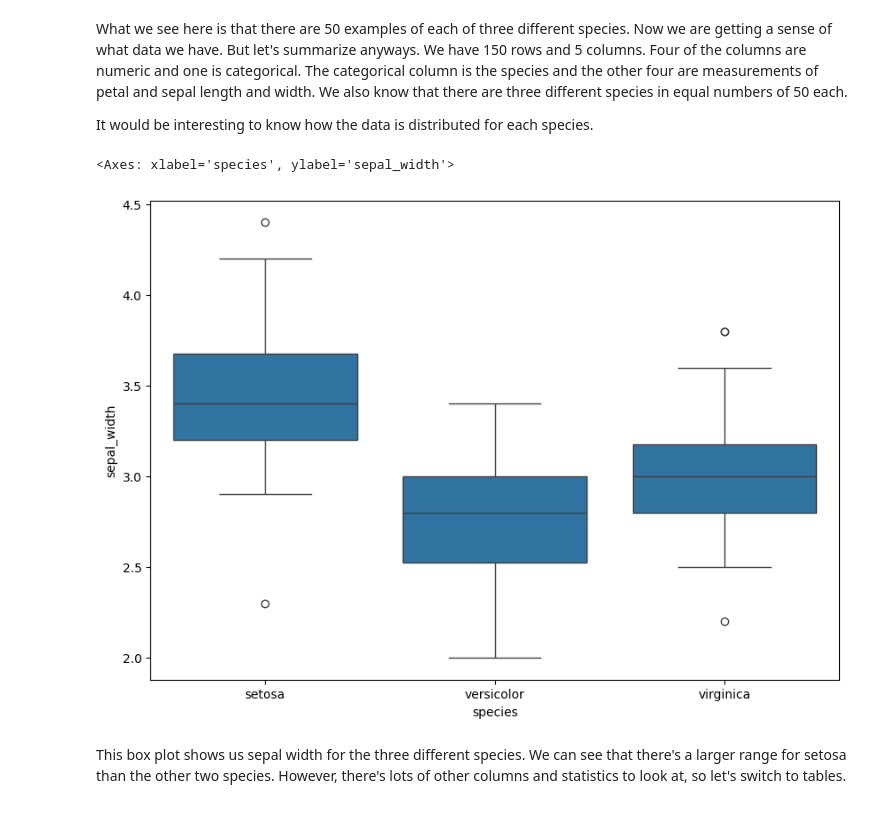
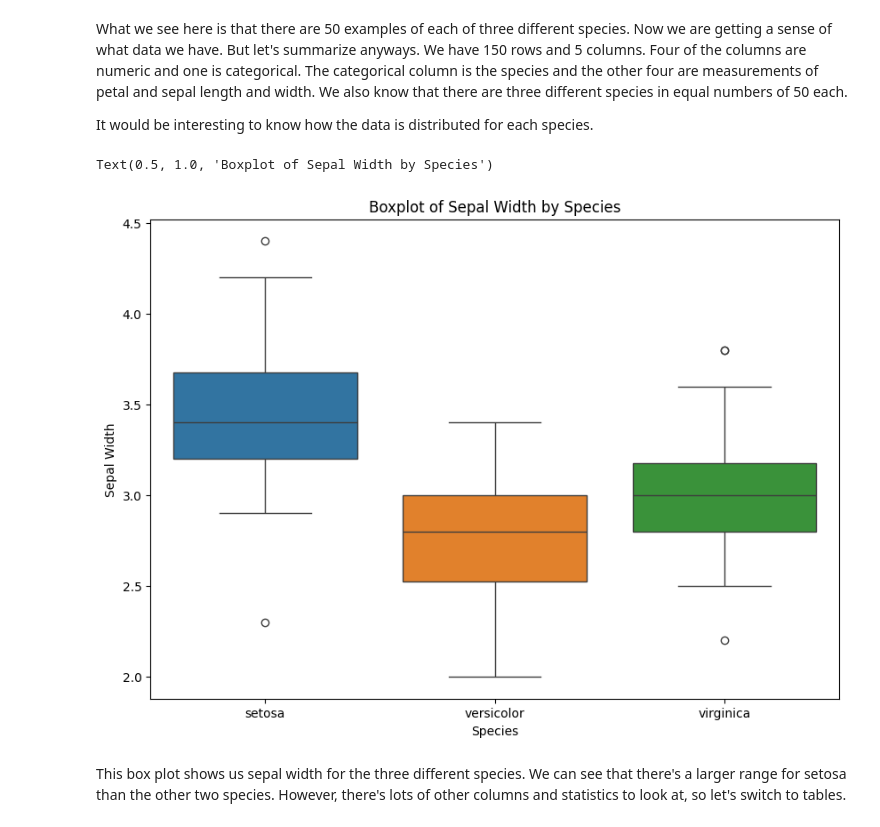
Before and after one commit to drpafowler/datafun-04-jupyter, a Jupyter notebook: philip_eda.ipynb, the cells around one changed output. Cells and saved outputs as stored; diff of their text form; code cells hidden in the pictures.

```diff
--- a/philip_eda.ipynb
+++ b/philip_eda.ipynb
@@ -125,10 +126,13 @@ What we see here is that there are 50 examples of each of three different specie
 It would be interesting to know how the data is distributed for each species.
 # %%
 plt.figure(figsize=(10,7))
-sns.boxplot(x='species',y='sepal_width',data=df)
+sns.boxplot(x='species',y='sepal_width',data=df, hue = 'species')
+plt.xlabel('Species')
+plt.ylabel('Sepal Width')
+plt.title('Boxplot of Sepal Width by Species')
 # %% [output]
-<Axes: xlabel='species', ylabel='sepal_width'>
+Text(0.5, 1.0, 'Boxplot of Sepal Width by Species')
-[figure, old version]
+[figure, new version]
 # %% [markdown]
 This box plot shows us sepal width for the three different species.  We can see that there's a larger range for setosa than the other two species.  However, there's lots of other columns and statistics to look at, so let's switch to tables.
 # %%
```
Also changed, not shown: parts of 1 cell of this notebook.
